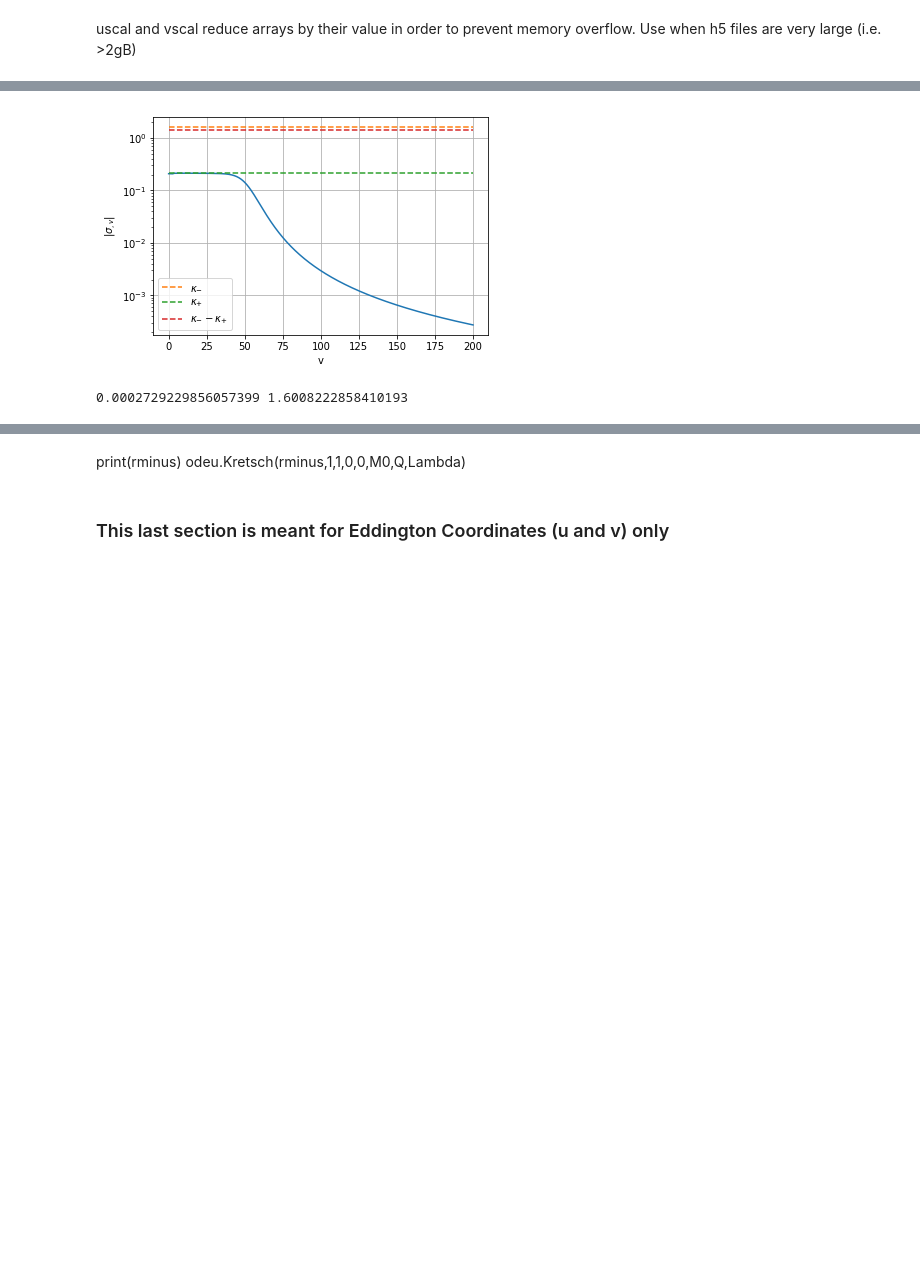
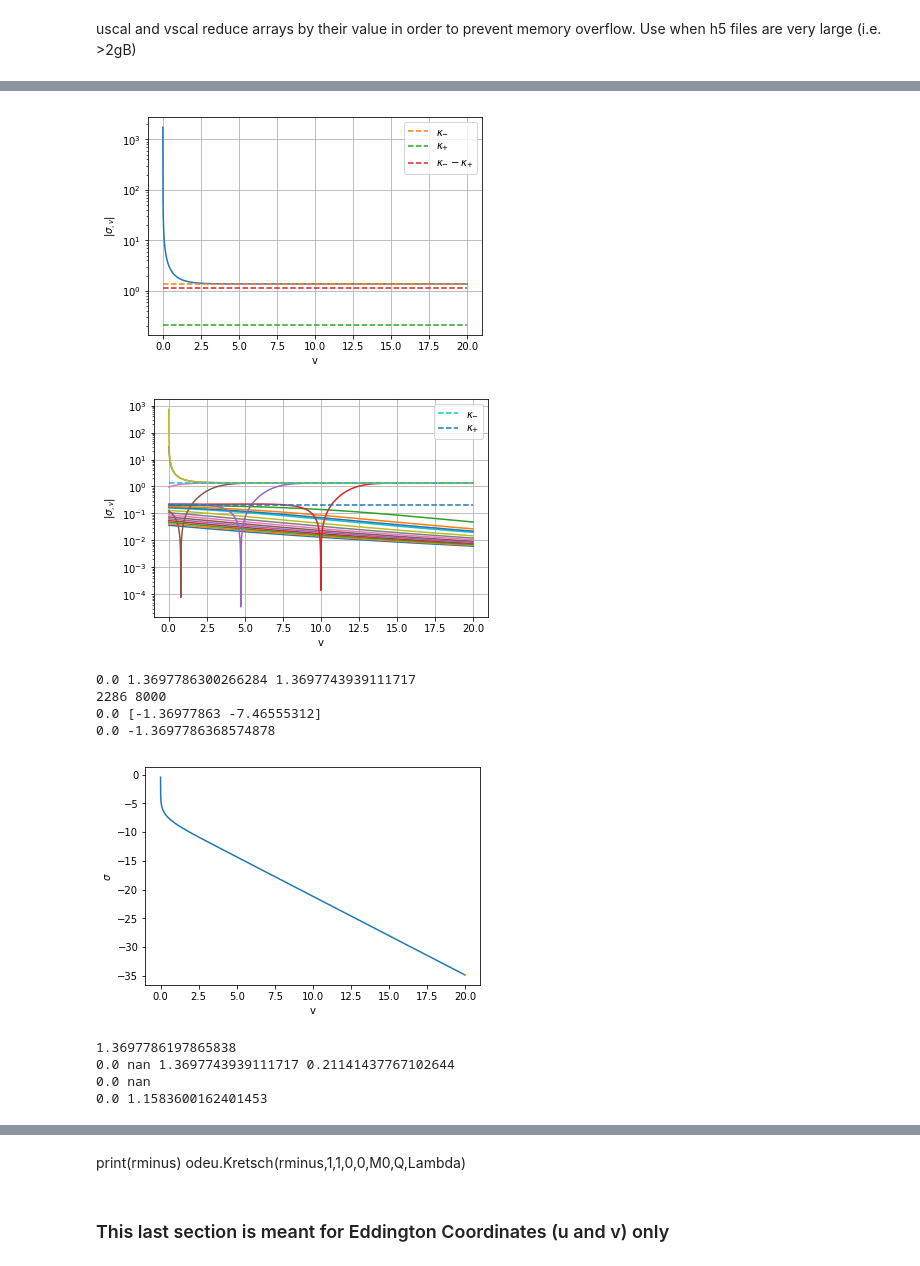
Before and after one commit to bpiotrzkowski/Double-Null-Code, a Jupyter notebook: All Function Checker.ipynb, the cells around one changed output, grey strips where cells are left out. Drawn from its saved outputs; the diff is of its cells as text; code cells hidden in the pictures; blank space fills up the shorter version.

```diff
--- a/All Function Checker.ipynb
+++ b/All Function Checker.ipynb
@@ -26,7 +27,8 @@ This is a comprehensive code that is less focused but possibly the most useful c
 uscal=1
 vscal=1
 extraterms=True
-path="num-rel-pics/results4"
+
+path="results/vacuum-N=400"
 try:
     os.mkdir(path)
 except:
@@ -36,7 +36,9 @@ File already exists
 # %% [markdown]
 uscal and vscal reduce arrays by their value in order to prevent memory overflow. Use when h5 files are very large (i.e. >2gB)
 # %%
-rnputil=np.load('rnputil.npy')
-urange=np.load('urange.npy')[::uscal]
-vrange=np.load('vrange.npy')[::vscal]
+extension='0'
+datapath='data/'+extension+'/'
+rnputil=np.load(datapath+'rnputil.npy')
+urange=np.load(datapath+'urange.npy')[::uscal]
+vrange=np.load(datapath+'vrange.npy')[::vscal]
 # %%
@@ -203,5 +191,12 @@ print(0,Nu)
 # %%
+uval=Nu-1#Nu-1#for single value graphs, this chooses the index in the u direction
+print(0,Nu,urange[-1])
+ulist=[1,2,3,4,5,6,7,8,9,9.955,10.25,10.5,11,11.5,12,13,14,15,15.5]
+uind=[]
+for i in ulist:
+    uind.append((np.abs(urange-i)).argmin())
+
 dercorr=1.0  #this is legacy, eddington coordinates are already correct      #dr0v/0.5/np.abs(1-2*massnp[0][0]/rnp[0][0]+Q**2/rnp[0][0]**2-Lambda*(rnp[0][0])**2.0/3.0)
 vrange2=vrange*dercorr
-print(dercorr)
+#print(dercorr)
 # %% [output]
@@ -225,25 +221,73 @@ plt.show()
 # %%
 plt.plot(vrange2,np.abs(dsignpv[uval])/dercorr)
 #plt.plot(vrange2,np.abs(dsignpu[uval])/dercorr)
 plt.plot([min(vrange2),max(vrange2)],[kappaminus,kappaminus],'--',label=r'$\kappa_{-}$')
 #plt.plot([min(vrange),max(vrange)],[kappaminus-kappacosm,kappaminus-kappacosm],'--',label=r'$\kappa_{-}-\kappa_{c}$')
 #plt.plot([min(vrange),max(vrange)],[kappaminus-kappaplus,kappaminus-kappaplus],'--',label=r'$\kappa_{-}-\kappa_{+}$')
 plt.plot([min(vrange2),max(vrange2)],[kappaplus,kappaplus],'--',label=r'$\kappa_{+}$')
 if Lambda>0.0:
     plt.plot([min(vrange2),max(vrange2)],[kappacosm,kappacosm],'--',label=r'$\kappa_{c}$')
     plt.plot([min(vrange2),max(vrange2)],[kappaminus-2*kappacosm,kappaminus-2*kappacosm],'--',label=r'$\kappa_{-}-2\kappa_{c}$')
 plt.plot([min(vrange2),max(vrange2)],[kappaminus-kappaplus,kappaminus-kappaplus],'--',label=r'$\kappa_{-}-\kappa_{+}$')
 #plt.plot([min(vrange),max(vrange)],[kappaplus-kappacosm,kappaplus-kappacosm],'--',label=r'$\kappa_{c}$')
 plt.yscale('log')
 #plt.ylim(1,2)
 #plt.ylim(.4,1)
 plt.xlabel('v')
 plt.ylabel(r'|$\sigma_{,v}$|')
 plt.legend(loc='best')
 plt.grid()
 plt.show()
 
-print(np.abs(dsignpv[uval][-5]),kappaminus)
+#numlines=10
+for i in uind:
+    #plt.plot((rnp[i]),vrange2)
+    plt.plot(vrange2,np.abs(dsignpv[i])/dercorr)
+plt.plot([min(vrange2),max(vrange2)],[kappaminus,kappaminus],'--',label=r'$\kappa_{-}$')
+#plt.plot([min(vrange),max(vrange)],[kappaminus-kappacosm,kappaminus-kappacosm],'--',label=r'$\kappa_{-}-\kappa_{c}$')
+#plt.plot([min(vrange),max(vrange)],[kappaminus-kappaplus,kappaminus-kappaplus],'--',label=r'$\kappa_{-}-\kappa_{+}$')
+plt.plot([min(vrange2),max(vrange2)],[kappaplus,kappaplus],'--',label=r'$\kappa_{+}$')
+if Lambda>0.0:
+    plt.plot([min(vrange2),max(vrange2)],[kappacosm,kappacosm],'--',label=r'$\kappa_{c}$')
+    plt.plot([min(vrange2),max(vrange2)],[kappaminus-2*kappacosm,kappaminus-2*kappacosm],'--',label=r'$\kappa_{-}-2\kappa_{c}$')
+#plt.plot([min(vrange2),max(vrange2)],[kappaminus-kappaplus,kappaminus-kappaplus],'--',label=r'$\kappa_{-}-\kappa_{+}$')
+#plt.plot([min(vrange),max(vrange)],[kappaplus-kappacosm,kappaplus-kappacosm],'--',label=r'$\kappa_{c}$')
+plt.yscale('log')
+#plt.ylim(1,2)
+#plt.ylim(.4,1)
+plt.xlabel('v')
+plt.ylabel(r'|$\sigma_{,v}$|')
+plt.legend(loc='best')
+plt.grid()
+plt.savefig(path+'/dsigdv_vs_v.png',dpi=300)
+plt.show()
+print(0.0,np.abs(dsignpv[uval][-5]),kappaminus)
+
+print(Nu,Nv)
+v1=Nv-20
+v2=Nv-1
+print(0.0,np.polyfit(vrange2[v1:v2],signp[uval][v1:v2],1.0))
+print(0.0,dsignpv[uval][v2])
+
+plt.plot(vrange2,signp[uval])
+plt.plot(vrange2[v1:v2],signp[uval][v1:v2])
+plt.xlabel('v')
+plt.ylabel(r'$\sigma$')
+plt.show()
+
+print(np.abs(dsignpv[uval][int((v1+v2)/2)]))
+print(0.0,kappacosm,kappaminus,kappaplus)
+print(0.0,kappaminus-kappacosm)
+print(0.0,kappaminus-kappaplus)
 # %% [output]
-[figure, old version]
+[figure, new version]
+[figure, added]
-0.0002729229856057399 1.6008222858410193
+0.0 1.3697786300266284 1.3697743939111717
+2286 8000
+0.0 [-1.36977863 -7.46555312]
+0.0 -1.3697786368574878
+[figure, added]
+1.3697786197865838
+0.0 nan 1.3697743939111717 0.21141437767102644
+0.0 nan
+0.0 1.1583600162401453
```
Also changed, not shown: parts of 49 cells of this notebook, 1 other file.
